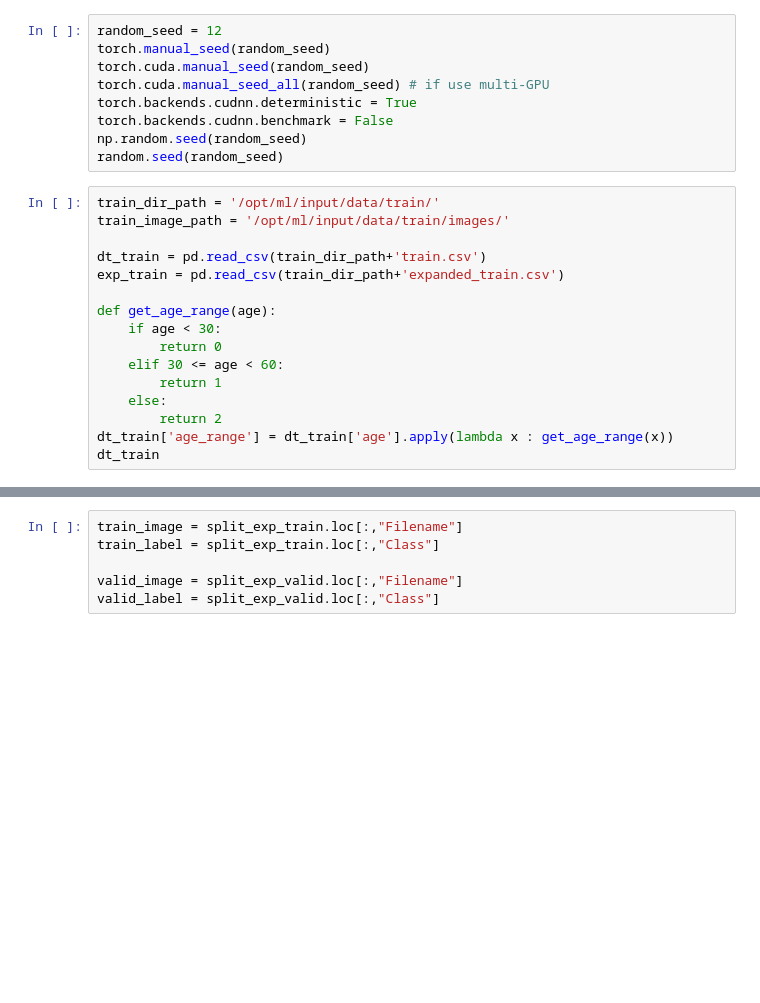
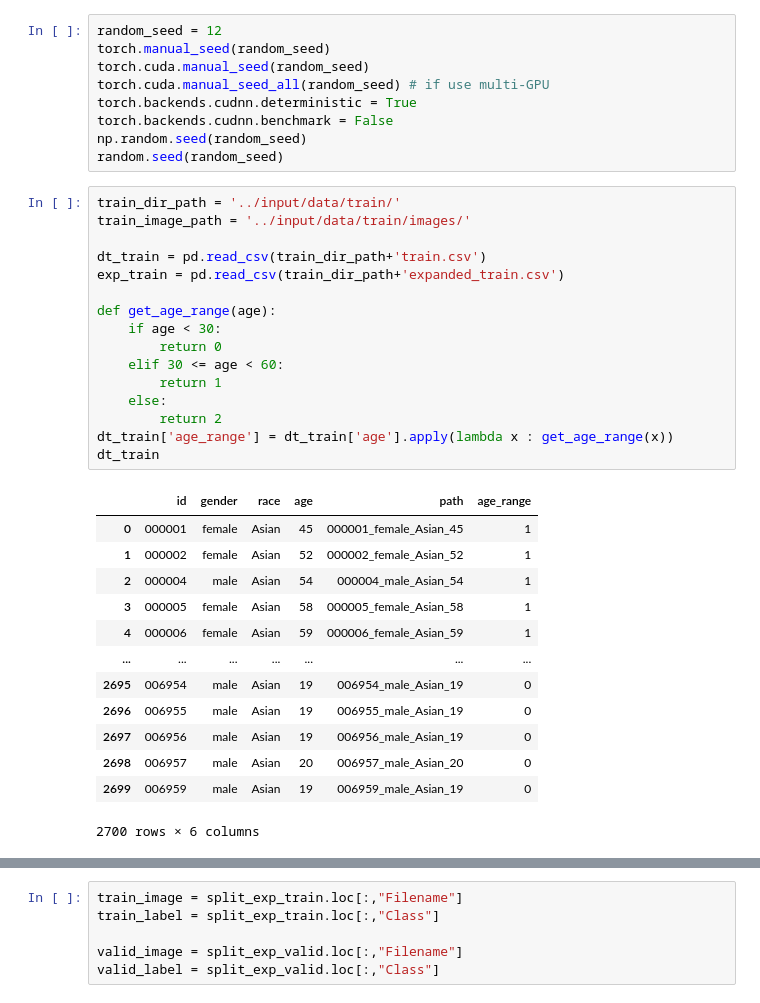
Before and after one commit to boostcampaitech4cv3/level1_imageclassification_cv-level-cv-12, a Jupyter notebook: detection_test.ipynb, the cells around one changed output, grey strips where cells are left out. Cells and saved outputs as stored; diff of their text form; blank space fills up the shorter version.

```diff
--- a/detection_test.ipynb
+++ b/detection_test.ipynb
@@ -32,21 +41,35 @@ torch.backends.cudnn.benchmark = False
 np.random.seed(random_seed)
 random.seed(random_seed)
 # %%
-train_dir_path = '/opt/ml/input/data/train/'
-train_image_path = '/opt/ml/input/data/train/images/'
+train_dir_path = '../input/data/train/'
+train_image_path = '../input/data/train/images/'
 
 dt_train = pd.read_csv(train_dir_path+'train.csv')
 exp_train = pd.read_csv(train_dir_path+'expanded_train.csv')
 
 def get_age_range(age):
     if age < 30:
         return 0
     elif 30 <= age < 60:
         return 1
     else:
         return 2
 dt_train['age_range'] = dt_train['age'].apply(lambda x : get_age_range(x))
 dt_train
+# %% [output]
+|  | id | gender | race | age | path | age_range |
+| 0 | 000001 | female | Asian | 45 | 000001_female_Asian_45 | 1 |
+| 1 | 000002 | female | Asian | 52 | 000002_female_Asian_52 | 1 |
+| 2 | 000004 | male | Asian | 54 | 000004_male_Asian_54 | 1 |
+| 3 | 000005 | female | Asian | 58 | 000005_female_Asian_58 | 1 |
+| 4 | 000006 | female | Asian | 59 | 000006_female_Asian_59 | 1 |
+| ... | ... | ... | ... | ... | ... | ... |
+| 2695 | 006954 | male | Asian | 19 | 006954_male_Asian_19 | 0 |
+| 2696 | 006955 | male | Asian | 19 | 006955_male_Asian_19 | 0 |
+| 2697 | 006956 | male | Asian | 19 | 006956_male_Asian_19 | 0 |
+| 2698 | 006957 | male | Asian | 20 | 006957_male_Asian_20 | 0 |
+| 2699 | 006959 | male | Asian | 19 | 006959_male_Asian_19 | 0 |
+2700 rows × 6 columns
 # %%
 train_idx, valid_idx = train_test_split(np.arange(len(dt_train)),
                                        test_size=0.2,
```
Also changed, not shown: parts of 20 cells of this notebook, 4 other files.
